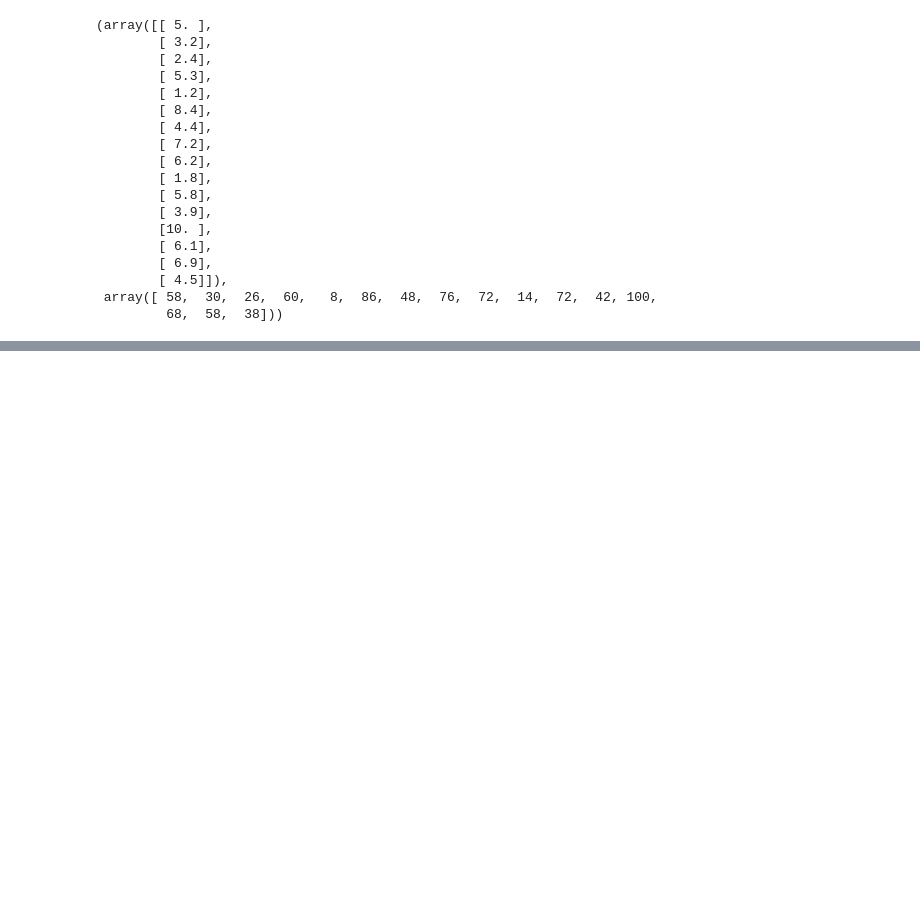
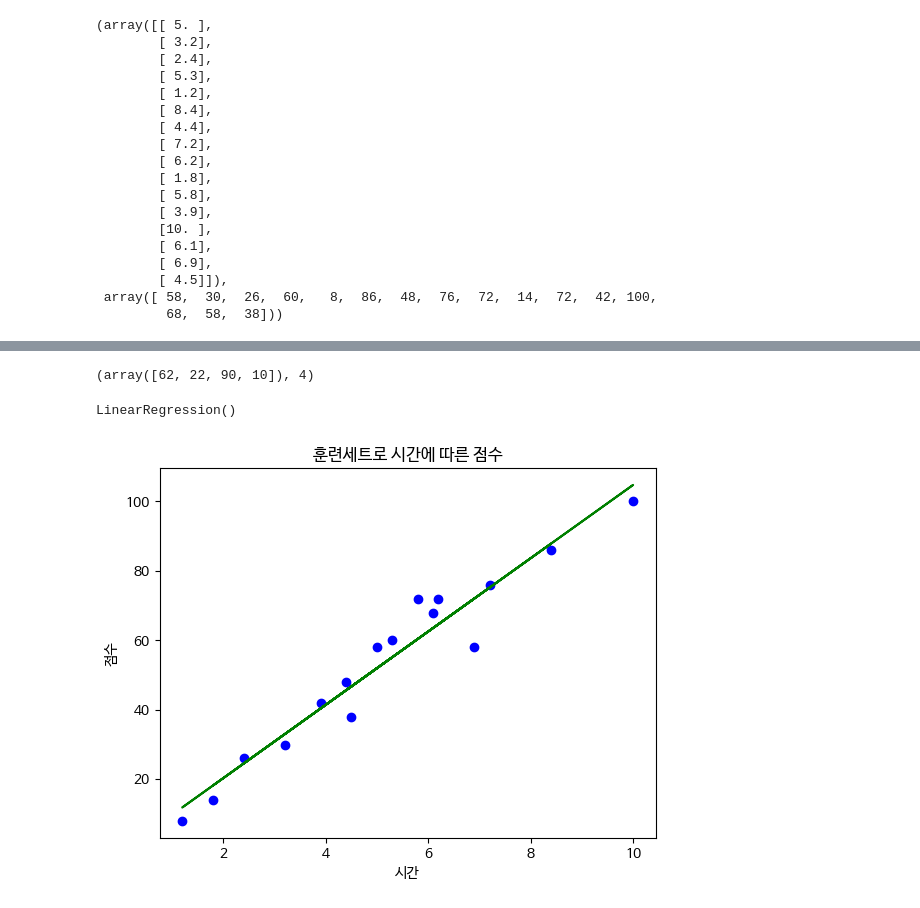
Before and after one commit to bhchoiyg/AI, a Jupyter notebook: LinearRegression.ipynb, the cells around one changed output, grey strips where cells are left out. Drawn from its saved outputs; the diff is of its cells as text; code cells hidden in the pictures; blank space fills up the shorter version.

```diff
--- a/LinearRegression.ipynb
+++ b/LinearRegression.ipynb
@@ -137,0 +178,18 @@ x_train, y_train
+# %%
+y_test, len(y_test)
+# %% [output]
+(array([62, 22, 90, 10]), 4)
+# %%
+reg=sm.LinearRegression()
+reg.fit(x_train,y_train)
+# %% [output]
+LinearRegression()
+# %%
+plt.scatter(x_train,y_train,color='blue')
+plt.plot(x_train,reg.predict(x_train),color='green')
+plt.title('훈련세트로 시간에 따른 점수')
+plt.xlabel('시간')
+plt.ylabel('점수')
+plt.show()
+# %% [output]
+[figure, added]
```
Also changed, not shown: parts of 15 cells of this notebook.
